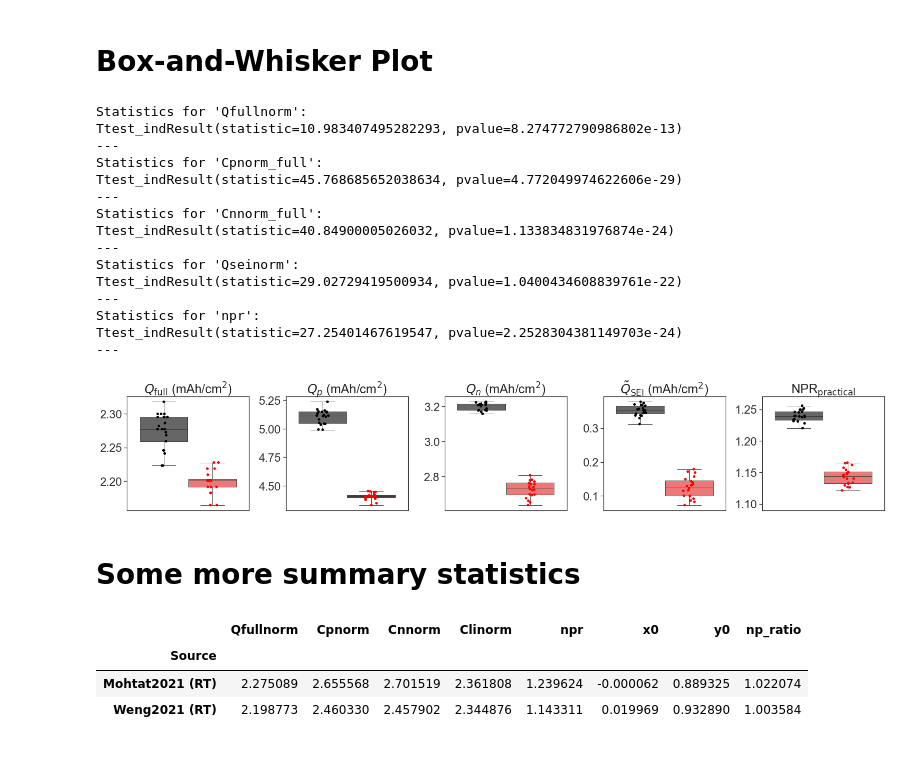
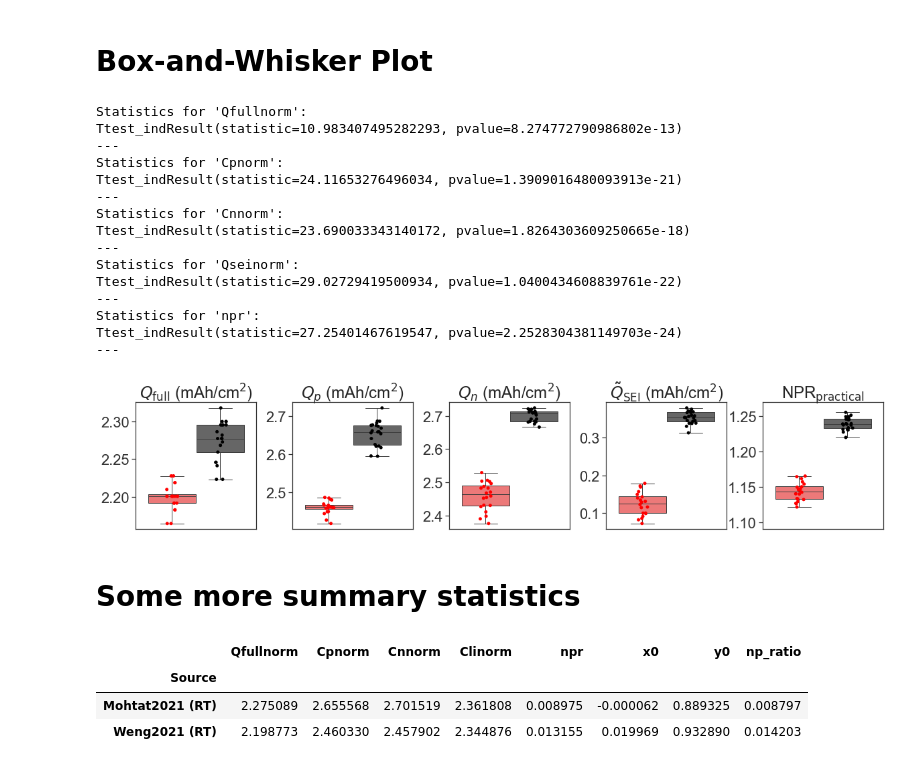
Before and after one commit to wengandrew/fast-formation, a Jupyter notebook: notebooks/2022_09_20_fig_correlations_manufacturing.ipynb, the cells around one changed output. Cells and saved outputs as stored; diff of their text form; code cells hidden in the pictures.

```diff
--- a/notebooks/2022_09_20_fig_correlations_manufacturing.ipynb
+++ b/notebooks/2022_09_20_fig_correlations_manufacturing.ipynb
@@ -200,7 +200,7 @@ gridspec = dict(wspace=0.30, width_ratios=np.ones(len(vars_to_plot)))
 
 fig, axs = plt.subplots(nrows=1, ncols=len(vars_to_plot),
                     gridspec_kw=gridspec,
-                    figsize=(26, 4))
+                    figsize=(20, 3.5))
 
 ylims = [None, None, None, None, (1.09, 1.27), (-0.01, 0.03), (0.88, 0.96)]
 
@@ -233,38 +233,39 @@ for var, ax, ylim in zip(vars_to_plot, axs, ylims):
     df2 = df[df['Source'] == 'Weng2021 (RT)']
     res = stats.ttest_ind(df1[var], df2[var], equal_var=False)
     print(f"Statistics for '{var}':")
     print(res)
     print(f"---")
 
     # Plot aesthetics
     bp.set(ylabel=None,
            title=replacements[var],
            xlabel=None)
     bp.tick_params(bottom=False)
     bp.get_legend().remove()
 
     ax.grid(False)
     ax.set_ylim(ylim)
+    ax.invert_xaxis()
 
 
 bp.get_figure().savefig(f'{output_path}/fig_correlations_manufacturing_boxplots.png', dpi=300, bbox_inches='tight')
 # %% [output]
 Statistics for 'Qfullnorm':
 Ttest_indResult(statistic=10.983407495282293, pvalue=8.274772790986802e-13)
 ---
-Statistics for 'Cpnorm_full':
-Ttest_indResult(statistic=45.768685652038634, pvalue=4.772049974622606e-29)
+Statistics for 'Cpnorm':
+Ttest_indResult(statistic=24.11653276496034, pvalue=1.3909016480093913e-21)
 ---
-Statistics for 'Cnnorm_full':
-Ttest_indResult(statistic=40.84900005026032, pvalue=1.133834831976874e-24)
+Statistics for 'Cnnorm':
+Ttest_indResult(statistic=23.690033343140172, pvalue=1.8264303609250665e-18)
 ---
 Statistics for 'Qseinorm':
 Ttest_indResult(statistic=29.02729419500934, pvalue=1.0400434608839761e-22)
 ---
 Statistics for 'npr':
 Ttest_indResult(statistic=27.25401467619547, pvalue=2.2528304381149703e-24)
 ---
-[figure, old version]
+[figure, new version]
 # %% [markdown]
 # Some more summary statistics
 # %%
@@ -272,12 +273,12 @@ df.groupby('Source').agg({'Qfullnorm': 'mean',
                           'Cpnorm' : 'mean',
                           'Cnnorm' : 'mean',
                           'Clinorm' : 'mean',
-                          'npr': 'mean', # practical NPR
+                          'npr': 'std', # practical NPR
                           'x0' : 'mean',
                           'y0' : 'mean',
-                          'np_ratio' : 'mean'}) # theoretical NPR (tilde ; estimated from observed Qp/Qn)
+                          'np_ratio' : 'std'}) # theoretical NPR (tilde ; estimated from observed Qp/Qn)
 # %% [output]
 |  | Qfullnorm | Cpnorm | Cnnorm | Clinorm | npr | x0 | y0 | np_ratio |
 | Source |  |  |  |  |  |  |  |  |
-| Mohtat2021 (RT) | 2.275089 | 2.655568 | 2.701519 | 2.361808 | 1.239624 | -0.000062 | 0.889325 | 1.022074 |
-| Weng2021 (RT) | 2.198773 | 2.460330 | 2.457902 | 2.344876 | 1.143311 | 0.019969 | 0.932890 | 1.003584 |
+| Mohtat2021 (RT) | 2.275089 | 2.655568 | 2.701519 | 2.361808 | 0.008975 | -0.000062 | 0.889325 | 0.008797 |
+| Weng2021 (RT) | 2.198773 | 2.460330 | 2.457902 | 2.344876 | 0.013155 | 0.019969 | 0.932890 | 0.014203 |
```
Also changed, not shown: parts of 1 cell of this notebook, 2 other files.
